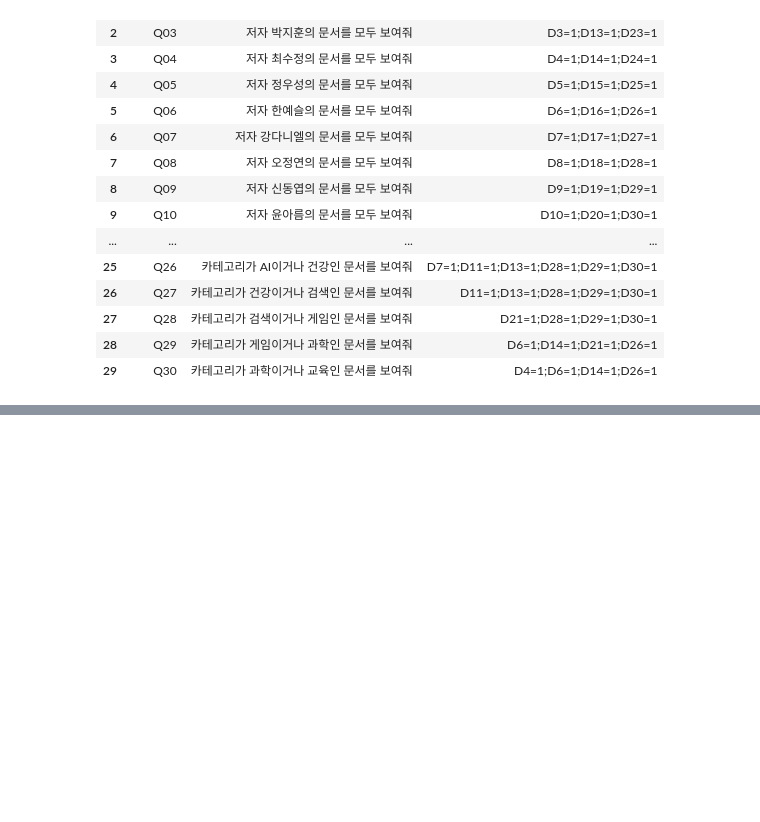
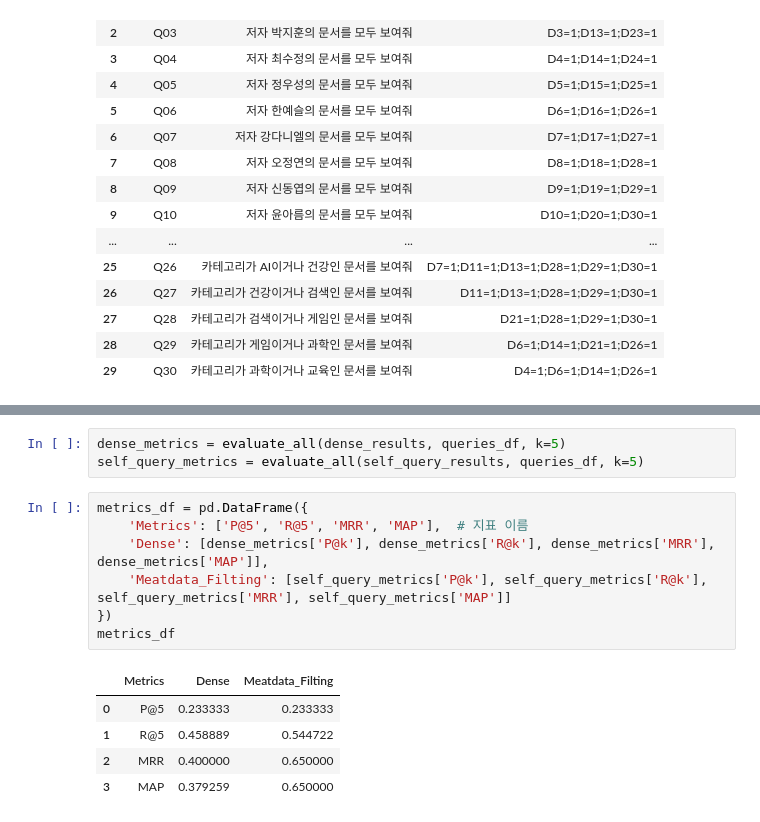
Before and after one commit to skn34-hjk/LLM-exercise, a Jupyter notebook: 07_advanced_rag/01_retrieval_oprimization/08_metadata_filtering.ipynb, the cells around one changed output, grey strips where cells are left out. Cells and saved outputs as stored; diff of their text form; blank space fills up the shorter version.

```diff
--- a/07_advanced_rag/01_retrieval_oprimization/08_metadata_filtering.ipynb
+++ b/07_advanced_rag/01_retrieval_oprimization/08_metadata_filtering.ipynb
@@ -69,0 +514,16 @@ queries_df
+# %%
+dense_metrics = evaluate_all(dense_results, queries_df, k=5)
+self_query_metrics = evaluate_all(self_query_results, queries_df, k=5)
+# %%
+metrics_df = pd.DataFrame({
+    'Metrics': ['P@5', 'R@5', 'MRR', 'MAP'],  # 지표 이름
+    'Dense': [dense_metrics['P@k'], dense_metrics['R@k'], dense_metrics['MRR'], dense_metrics['MAP']],
+    'Meatdata_Filting': [self_query_metrics['P@k'], self_query_metrics['R@k'], self_query_metrics['MRR'], self_query_metrics['MAP']]
+})
+metrics_df
+# %% [output]
+|  | Metrics | Dense | Meatdata_Filting |
+| 0 | P@5 | 0.233333 | 0.233333 |
+| 1 | R@5 | 0.458889 | 0.544722 |
+| 2 | MRR | 0.400000 | 0.650000 |
+| 3 | MAP | 0.379259 | 0.650000 |
```
Also changed, not shown: parts of 20 cells of this notebook, 7 other files.
